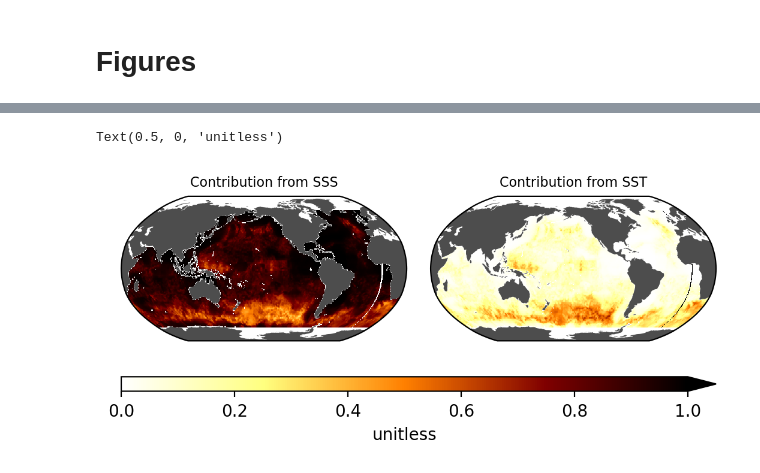
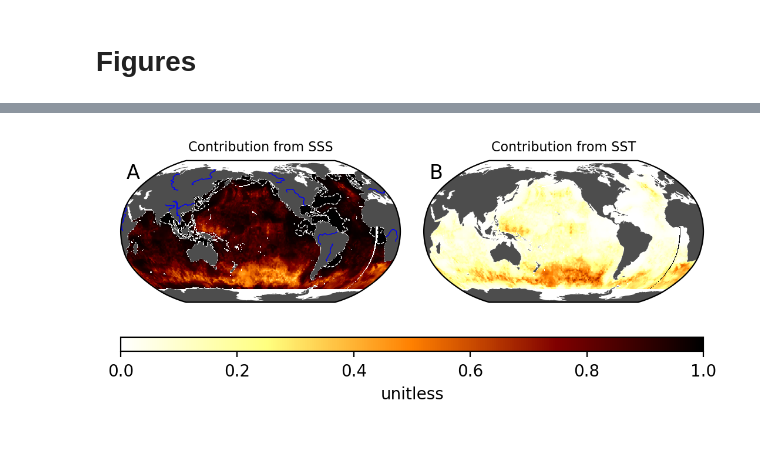
Before and after one commit to eisamanlab/regional-uncertainty-analysis, a Jupyter notebook: notebooks/plots.ipynb, the cells around one changed output, grey strips where cells are left out. Drawn from its saved outputs; the diff is of its cells as text; code cells hidden in the pictures; blank space fills up the shorter version.

```diff
--- a/notebooks/plots.ipynb
+++ b/notebooks/plots.ipynb
@@ -277,6 +291,9 @@ Text(0.5, 0, 'unitless')
 vmin = 0
 vmax = 1
 cmap = mpl.cm.afmhot_r
+#cmap = mpl.cm.gnuplot2_r
+#cmap = cm.cm.haline
+ncolors = 1
 
 fig = plt.figure(dpi=200)
 
@@ -286,36 +303,67 @@ grid = create_grid(fig, axes_pad=0.2, nrows_ncols=(1, 2), cbar_size='5%')
 #ind = 0
 #data = ((frac_sol_squared)).mean('time').where(ds_mask['mask'] == 1)
 ##data = ((frac_sol_squared).mean('time').where(ds_mask['mask'] == 1) / (frac_sol_sst**2).mean('time').where(ds_mask['mask'] == 1))
 #grid = add_continents(grid, ind)
 #plot_data(grid, ind, data, vmin=vmin, vmax=vmax)
 #add_title(grid, ind, title='Solubilty fractional uncertainty', fontsize=8)
 
 
 ind = 0
 data = ((ds['frac_sol_sss']**2) / frac_sol_squared).mean('time').where(ds_mask['mask'] == 1)
 grid = add_continents(grid, ind)
-plot_data(grid, ind, data, vmin=vmin, vmax=vmax, cmap=cmap)
+plot_data(grid, ind, data, vmin=vmin, vmax=vmax, cmap=cmap, ncolors=ncolors)
+contour_params = {
+    'transform':ccrs.PlateCarree(central_longitude=0),
+    "levels": [0.99],
+    "colors": "white",
+    "linestyles": "dashed",
+    "linewidths": 0.5
+    }
+grid[ind].contour(data.lon, data.lat, data, **contour_params)
 add_title(grid, ind, title='Contribution from SSS', fontsize=8)
+
+
+
+# Add rivers
+#grid[ind].add_feature(cfeature.RIVERS)
+# Load rivers shapefile from Natural Earth data
+rivers_shp = shapereader.natural_earth(resolution='110m',
+                                       category='physical',
+                                       name='rivers_lake_centerlines')
+
+# Create a feature for rivers with custom linewidth
+rivers_feature = cfeature.ShapelyFeature(shapereader.Reader(rivers_shp).geometries(),
+                                         ccrs.PlateCarree(), facecolor='none', edgecolor='blue')
+
+# Add rivers with a thin linewidth
+grid[ind].add_feature(rivers_feature, linewidth=0.5)  # Adjust linewidth as desired
+
+
+grid[ind].text(0.02, 0.98, 'A', transform=grid[ind].transAxes, fontsize=12, verticalalignment='top', horizontalalignment='left')
+
 
 ind = 1
 data = ((ds['frac_sol_sst']**2)/ frac_sol_squared).mean('time').where(ds_mask['mask'] == 1)
 #data = ((frac_sol_squared).mean('time').where(ds_mask['mask'] == 1) / (frac_sol_sst**2).mean('time').where(ds_mask['mask'] == 1))
 grid = add_continents(grid, ind)
-plot_data(grid, ind, data, vmin=vmin, vmax=vmax, cmap=cmap)
+plot_data(grid, ind, data, vmin=vmin, vmax=vmax, cmap=cmap, ncolors=ncolors)
 add_title(grid, ind, title='Contribution from SST', fontsize=8)
 
 
 
 #ind = 2
 #data = ((frac_sol_squared)/(frac_sol_sss**2)).mean('time').where(ds_mask['mask'] == 1)
 #grid = add_continents(grid, ind)
 #plot_data(grid, ind, data, vmin=0, vmax=1)
 #add_title(grid, ind, title='Ko / SSS', fontsize=8)
 
-col = add_colorbar(grid, vmin=vmin, vmax=vmax, cmap=cmap)
+col = add_colorbar(grid, vmin=vmin, vmax=vmax, cmap=cmap, ncolors=ncolors)
 col.ax.set_xlabel('unitless')
 
-# this is from rivers
+# Label 'B'
+grid[ind].text(0.02, 0.98, 'B', transform=grid[ind].transAxes, fontsize=12, verticalalignment='top', horizontalalignment='left')
+
+
+plt.savefig('/home/ljg48/project/oae-uncertainty/reports/figures/fractional-uncertainties-normalized-solubility.png', bbox_inches='tight')
 # %% [output]
-Text(0.5, 0, 'unitless')
-[figure, old version]
+[figure, new version]
```
Also changed, not shown: parts of 22 cells of this notebook, 2 other files.
